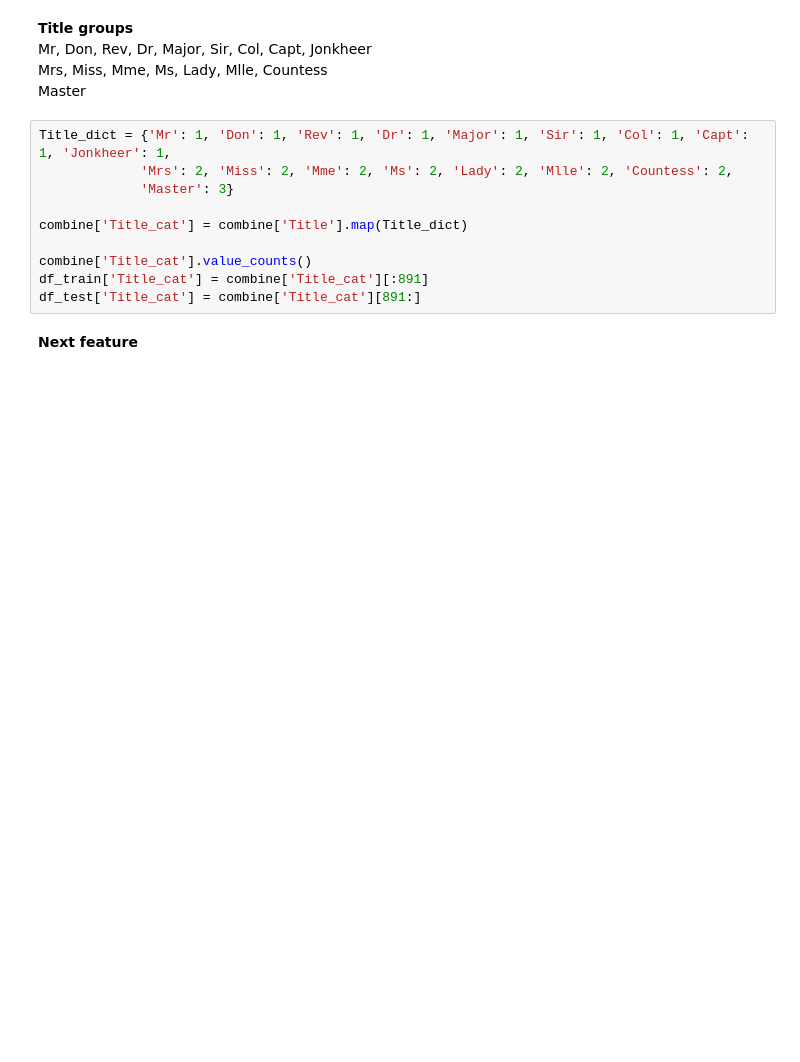
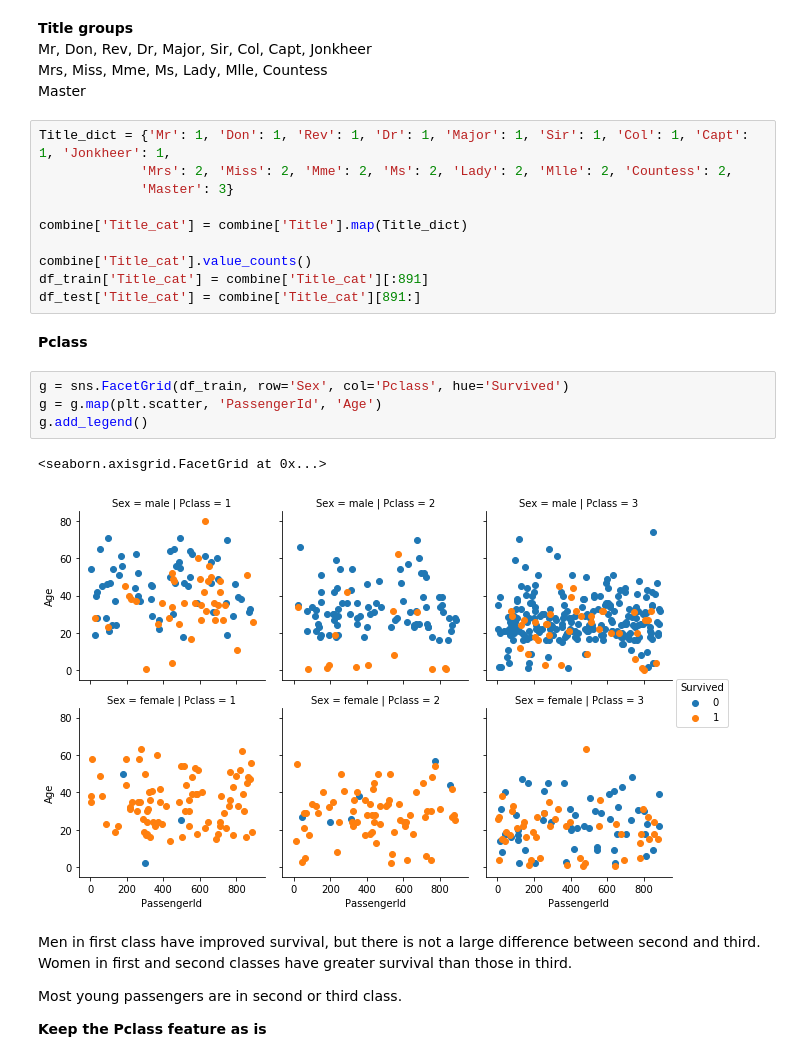
Before and after one commit to Ecboxer/Titanic, a Jupyter notebook: Explore.ipynb, the cells around one changed output. Saved outputs shown, nothing was run; the diff lists cells and outputs as text; blank space fills up the shorter version.

```diff
--- a/Explore.ipynb
+++ b/Explore.ipynb
@@ -132,5 +132,19 @@ combine['Title_cat'] = combine['Title'].map(Title_dict)
 combine['Title_cat'].value_counts()
 df_train['Title_cat'] = combine['Title_cat'][:891]
 df_test['Title_cat'] = combine['Title_cat'][891:]
-# %% [markdown]
-**Next feature**
+# %% [markdown]
+**Pclass**
+# %%
+g = sns.FacetGrid(df_train, row='Sex', col='Pclass', hue='Survived')
+g = g.map(plt.scatter, 'PassengerId', 'Age')
+g.add_legend()
+# %% [output]
+<seaborn.axisgrid.FacetGrid at 0x...>
+[figure, added]
+# %% [markdown]
+Men in first class have improved survival, but there is not a large difference between second and third.
+Women in first and second classes have greater survival than those in third.
+
+Most young passengers are in second or third class.
+
+**Keep the Pclass feature as is**
```
Also changed, not shown: parts of 4 cells of this notebook, 16 other files.
